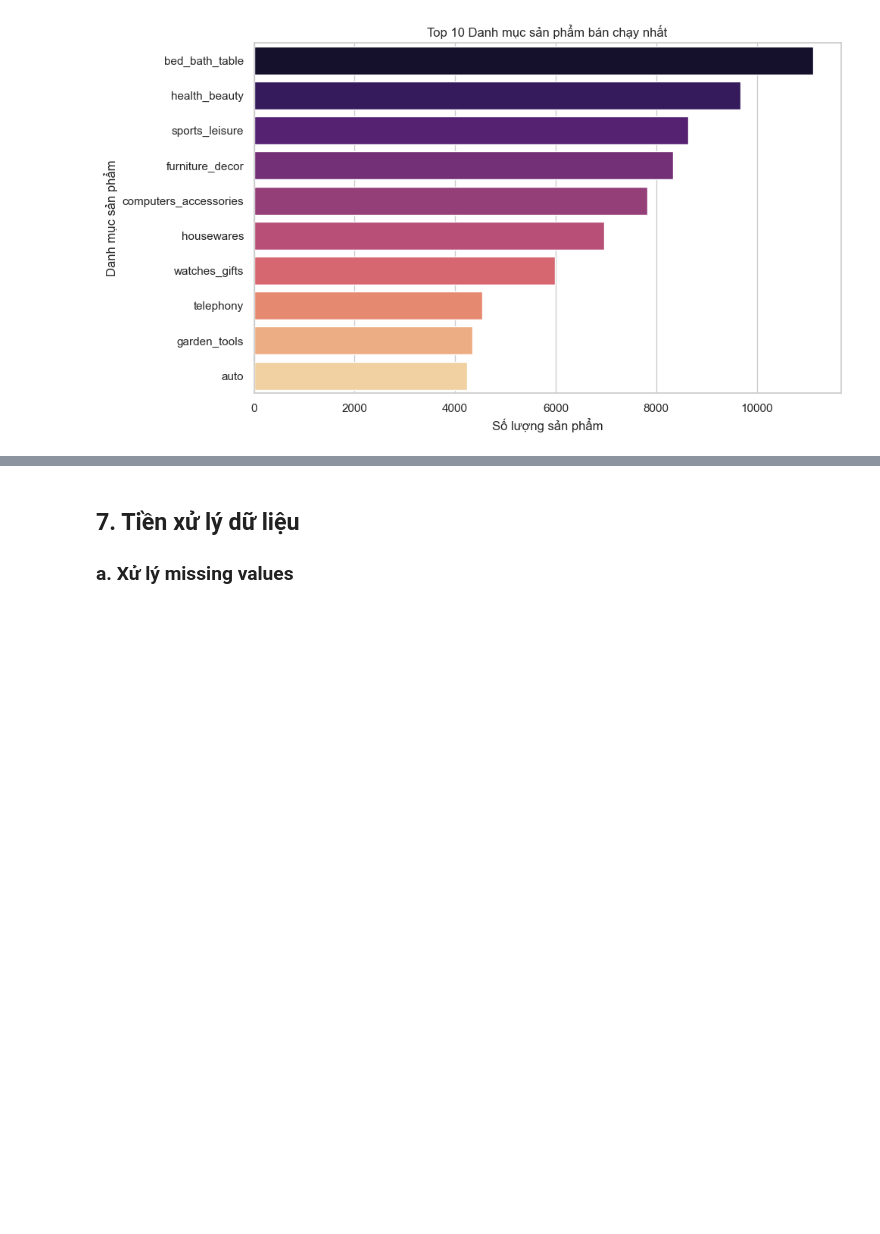
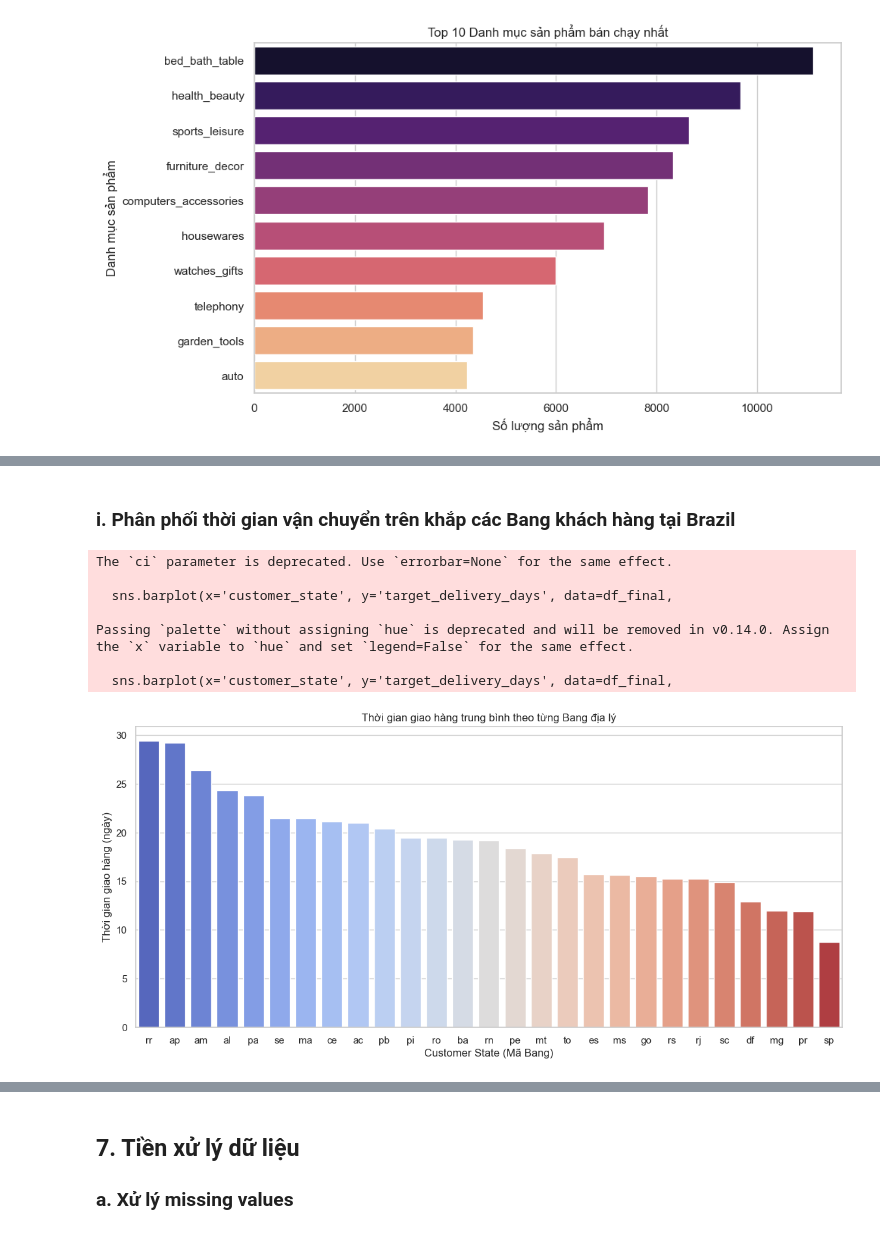
Before and after one commit to conluoi123/Machine-Learning---Project-1-, a Jupyter notebook: code/Part1_Regression/notebook.ipynb, the cells around one changed output, grey strips where cells are left out. Saved outputs shown, nothing was run; the diff lists cells and outputs as text; code cells hidden in the pictures; blank space fills up the shorter version.

```diff
--- a/code/Part1_Regression/notebook.ipynb
+++ b/code/Part1_Regression/notebook.ipynb
@@ -530,0 +638,22 @@ plt.show()
+# %% [markdown]
+### **i. Phân phối thời gian vận chuyển trên khắp các Bang khách hàng tại Brazil**
+# %%
+plt.figure(figsize=(14, 6))
+# Sắp xếp các bang theo thời gian giao hàng trung bình giảm dần
+state_order = df_final.groupby('customer_state')['target_delivery_days'].mean().sort_values(ascending=False).index
+
+sns.barplot(x='customer_state', y='target_delivery_days', data=df_final,
+            order=state_order, palette='coolwarm', ci=None)
+plt.title('Thời gian giao hàng trung bình theo từng Bang địa lý')
+plt.xlabel('Customer State (Mã Bang)')
+plt.ylabel('Thời gian giao hàng (ngày)')
+plt.show()
+# %% [output]
+The `ci` parameter is deprecated. Use `errorbar=None` for the same effect.
+
+  sns.barplot(x='customer_state', y='target_delivery_days', data=df_final,
+
+Passing `palette` without assigning `hue` is deprecated and will be removed in v0.14.0. Assign the `x` variable to `hue` and set `legend=False` for the same effect.
+
+  sns.barplot(x='customer_state', y='target_delivery_days', data=df_final,
+[figure, added]
```
Also changed, not shown: parts of 25 cells of this notebook.
